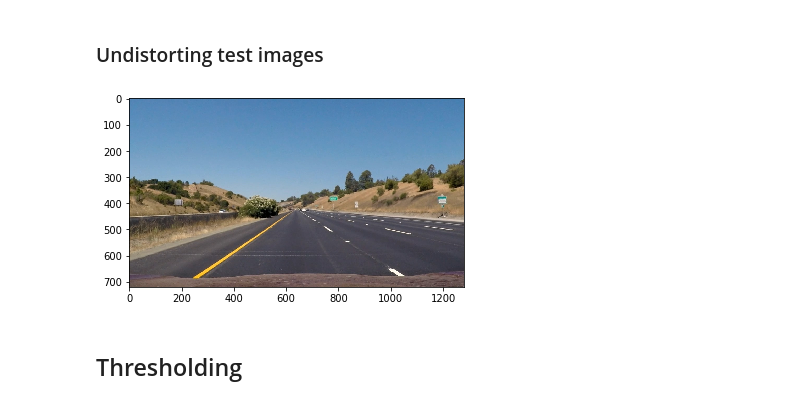
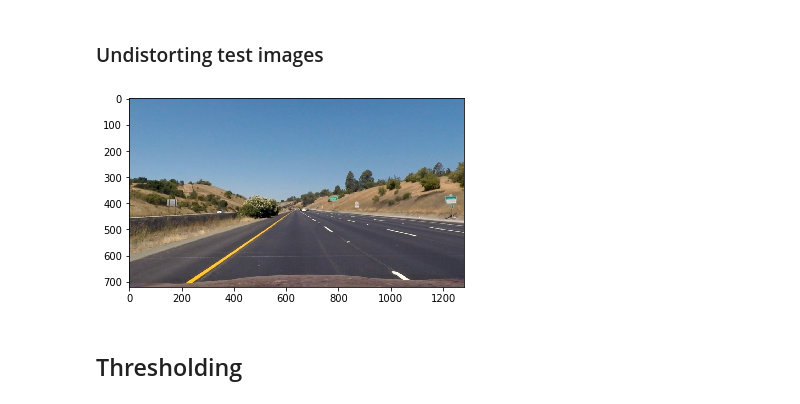
Before and after one commit to julia-kraus/CarND-Advanced-Lane-Lines, a Jupyter notebook: solution.ipynb, the cells around one changed output. Saved outputs shown, nothing was run; the diff lists cells and outputs as text; code cells hidden in the pictures.

```diff
--- a/solution.ipynb
+++ b/solution.ipynb
@@ -25,7 +25,7 @@ print(len(cal_img_paths))
 # %% [markdown]
 There are 20 images in the calibration image directory. Let's now take a look at the first chessboard image to see what it looks like.
 # %%
-cal_img = cv2.imread(cal_img_paths[4])
+cal_img = utils.load_image(cal_img_paths[4])
 plt.imshow(cal_img)
 # %% [output]
 <matplotlib.image.AxesImage at 0x...>
@@ -38,7 +38,7 @@ ny = 6
 # %% [markdown]
 First of all, we feed the function a grayscaled image.
 # %%
-gray = cv2.cvtColor(cal_img, cv2.COLOR_BGR2GRAY)
+gray = cv2.cvtColor(cal_img, cv2.COLOR_RGB2GRAY)
 # %% [markdown]
 Now, we test the above functions with the first of the calibration images.
 # %%
@@ -67,9 +67,9 @@ def get_object_image_points(img_path, nx, ny):
 
     for img_file in img_path:
         # read in image
-        img = cv2.imread(img_file)
+        img = utils.load_image(img_file)
         # convert image to grayscale
-        gray = cv2.cvtColor(img,cv2.COLOR_BGR2GRAY)
+        gray = cv2.cvtColor(img,cv2.COLOR_RGB2GRAY)
 
         ret, corners = cv2.findChessboardCorners(gray, (nx, ny), None)
 
@@ -84,24 +84,19 @@ obj_points, img_points = get_object_image_points(cal_img_paths, 9, 6)
 # %%
 def cal_undistort(img, objpoints, imgpoints):
     # Use cv2.calibrateCamera() and cv2.undistort()
-    gray = cv2.cvtColor(img,cv2.COLOR_BGR2GRAY)
+    gray = cv2.cvtColor(img,cv2.COLOR_RGB2GRAY)
     ret, mtx, dist, rvecs, tvecs = cv2.calibrateCamera(objpoints, imgpoints, gray.shape[::-1], None, None)
     undist = cv2.undistort(img, mtx, dist, None, mtx)
     return undist
 # %% [markdown]
 ### Undistorting test images
 # %%
-# Perhaps, before using imshow, we need to convert BGR image to RGB!!
-# YES!!!
-
 test_img_paths = glob.glob(test_imgs_dir + '/*.jpg')
 for test_img_path in test_img_paths:
-    test_img = cv2.imread(test_img_path)
-    test_img = cv2.cvtColor(test_img, cv2.COLOR_BGR2RGB)
-    plt.imshow(test_img)
+    test_img = utils.load_image(test_img_path)
     undist = cal_undistort(test_img, obj_points, img_points)
-    # plt.imshow(undist)
+    plt.imshow(undist)
 # %% [output]
-[figure, old version]
+[figure, new version]
 # %% [markdown]
 ## Thresholding
```
Also changed, not shown: parts of 2 cells of this notebook.
